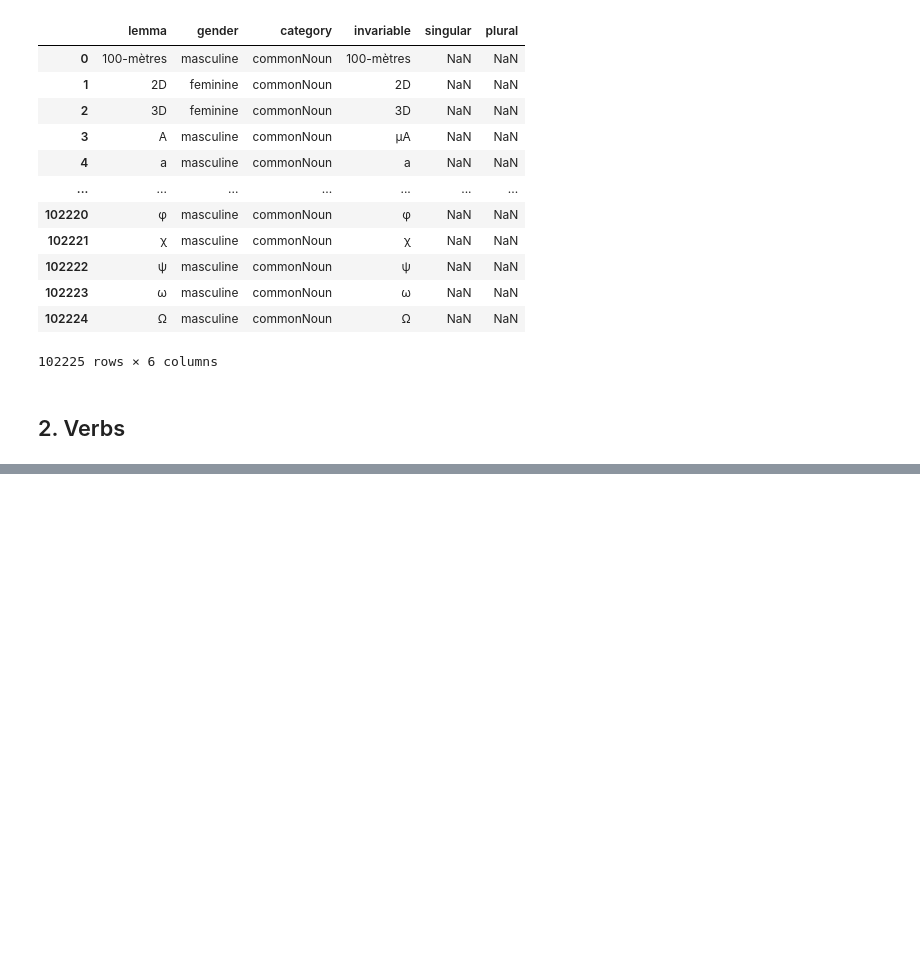
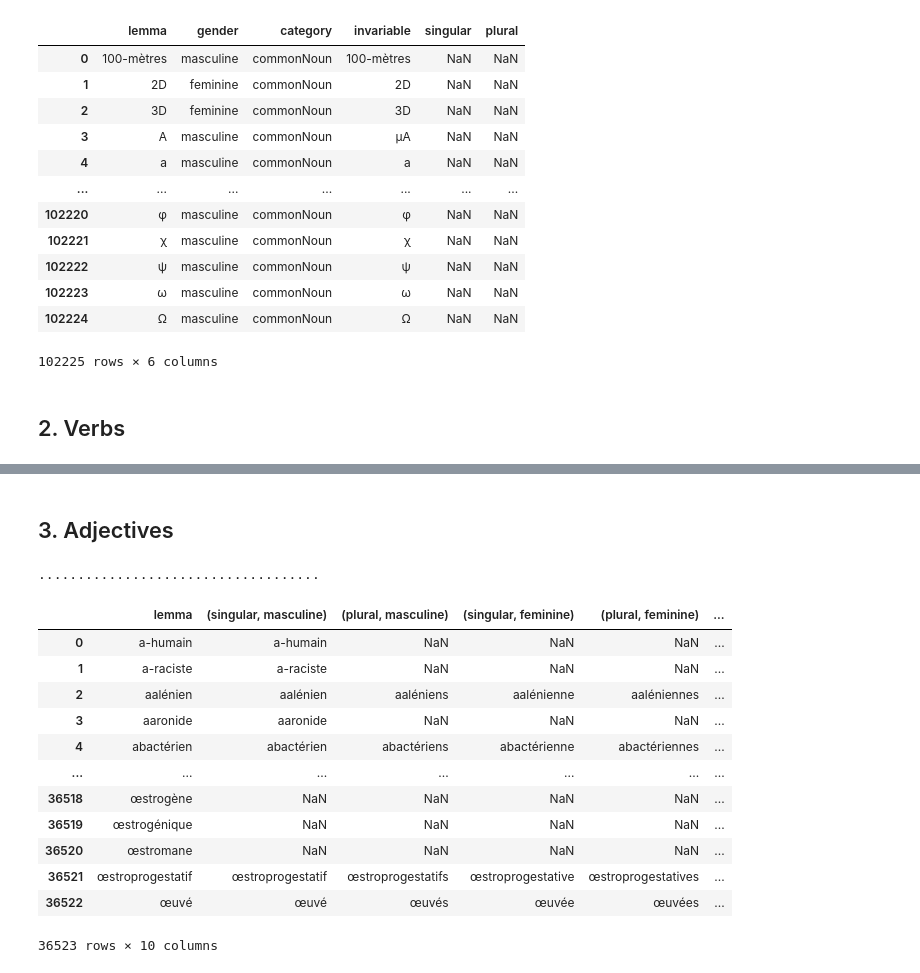
Before and after one commit to ClementineBleuze/WordEmbeddings, a Jupyter notebook: Morphalou3/morphalou_xml-to-df-to-csv.ipynb, the cells around one changed output, grey strips where cells are left out. Saved outputs shown, nothing was run; the diff lists cells and outputs as text; code cells hidden in the pictures; blank space fills up the shorter version.

```diff
--- a/Morphalou3/morphalou_xml-to-df-to-csv.ipynb
+++ b/Morphalou3/morphalou_xml-to-df-to-csv.ipynb
@@ -117,2 +129,59 @@ verbs_df
 # %%
 verbs_df.to_csv('all_verbs.csv')
+# %% [markdown]
+## 3. Adjectives
+# %%
+xtree = et.parse("data/adjective_Morphalou3_LMF.xml")
+xroot = xtree.getroot()
+
+dict_list = []
+counter = 0
+
+for le in xroot.iter('lexicalEntry'):
+    le_dict = {}
+    for lemma in le.iter('lemmatizedForm'):
+        le_dict['lemma'] = lemma.find('orthography').text
+
+
+    for form in le.iter('inflectedForm'):
+        try:
+            gn = form.find('grammaticalNumber').text
+
+        except:
+            pass
+
+        try:
+            gg=form.find('grammaticalGender').text
+
+        except:
+            pass
+
+        try:
+            le_dict[gn,gg] = form.find('orthography').text
+        except:
+            pass
+
+
+
+    dict_list.append(le_dict)
+    counter += 1
+    if counter % 1000 == 0:
+        print('.', end='')
+
+adjectives_df = pd.DataFrame(dict_list)
+adjectives_df
+# %% [output]
+....................................
+|  | lemma | (singular, masculine) | (plural, masculine) | (singular, feminine) | (plural, feminine) | ... |
+| 0 | a-humain | a-humain | NaN | NaN | NaN | ... |
+| 1 | a-raciste | a-raciste | NaN | NaN | NaN | ... |
+| 2 | aalénien | aalénien | aaléniens | aalénienne | aaléniennes | ... |
+| 3 | aaronide | aaronide | NaN | NaN | NaN | ... |
+| 4 | abactérien | abactérien | abactériens | abactérienne | abactériennes | ... |
+| ... | ... | ... | ... | ... | ... | ... |
+| 36518 | œstrogène | NaN | NaN | NaN | NaN | ... |
+| 36519 | œstrogénique | NaN | NaN | NaN | NaN | ... |
+| 36520 | œstromane | NaN | NaN | NaN | NaN | ... |
+| 36521 | œstroprogestatif | œstroprogestatif | œstroprogestatifs | œstroprogestative | œstroprogestatives | ... |
+| 36522 | œuvé | œuvé | œuvés | œuvée | œuvées | ... |
+36523 rows × 10 columns
```
Also changed, not shown: parts of 4 cells of this notebook.
